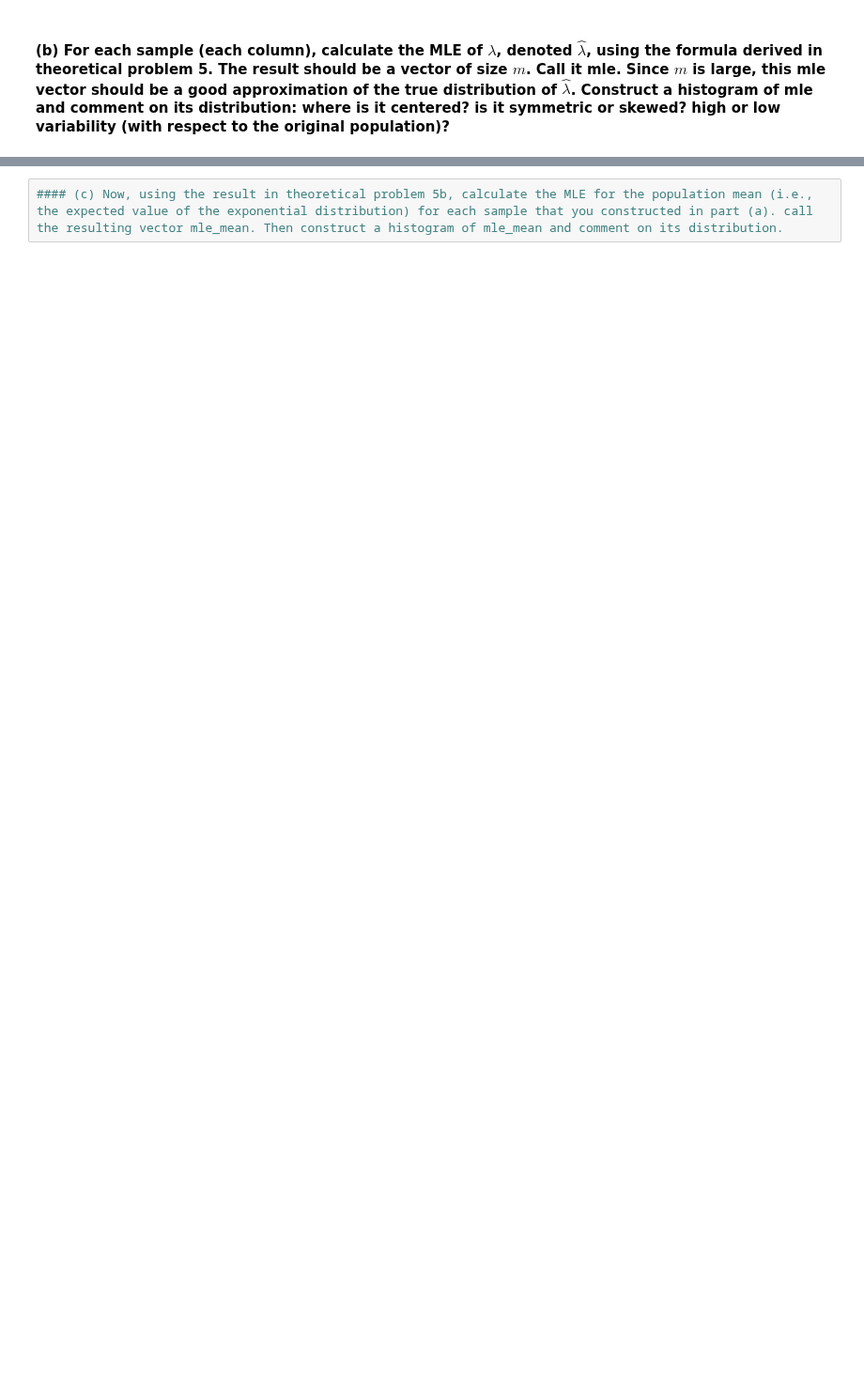
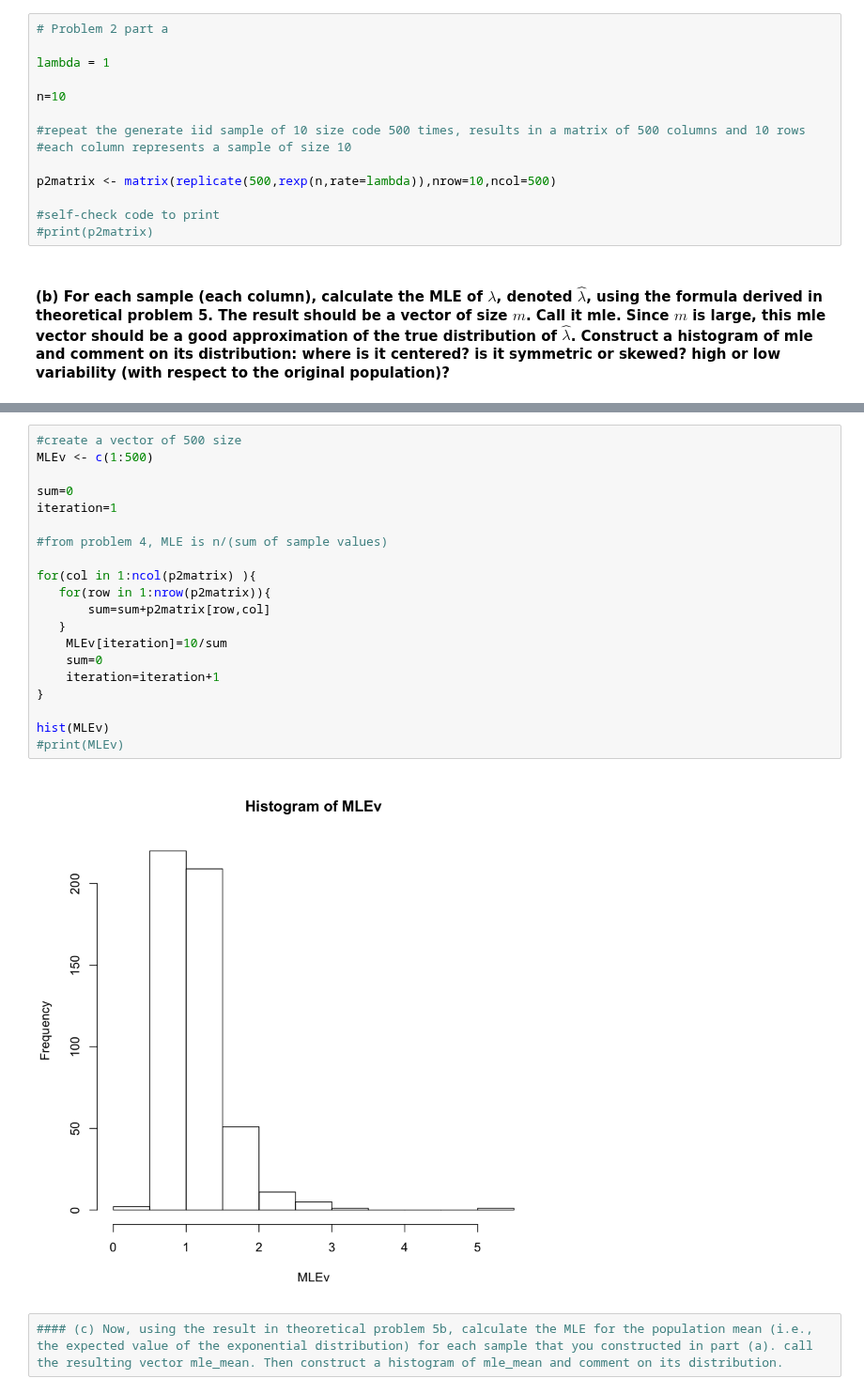
Before and after one commit to ziwei-cheng/STAT_AppliedRegression_ZC, a Jupyter notebook: STAT3400_Spring_2021_HW1_Computational.ipynb, the cells around one changed output, grey strips where cells are left out. Shown at 94% size. Drawn from its saved outputs; the diff is of its cells as text; blank space fills up the shorter version.

```diff
--- a/STAT3400_Spring_2021_HW1_Computational.ipynb
+++ b/STAT3400_Spring_2021_HW1_Computational.ipynb
@@ -24,5 +30,19 @@ In this problem, we will look at the distribution of a particular maximum likeli
 #### (a) Generate $m = 500$ iid samples of size $n=10$ from an exponential distribution with rate $\lambda = 1$. Your result (which you shouldn't print) should be a matrix where each column is a sample of size $n=10$. There should be $m = 500$ columns.
 
 Note: You can generate a single iid sample of size $n$ using the rexp() function. Also note that you should be able to generate the $m$ samples without using a loop!
+# %%
+# Problem 2 part a
+
+lambda = 1
+
+n=10
+
+#repeat the generate iid sample of 10 size code 500 times, results in a matrix of 500 columns and 10 rows
+#each column represents a sample of size 10
+
+p2matrix <- matrix(replicate(500,rexp(n,rate=lambda)),nrow=10,ncol=500)
+
+#self-check code to print
+#print(p2matrix)
 # %% [markdown]
 #### (b) For each sample (each column), calculate the MLE of $\lambda$, denoted $\widehat\lambda$, using the formula derived in theoretical problem 5. The result should be a vector of size $m$. Call it mle. Since $m$ is large, this mle vector should be a good approximation of the true distribution of $\widehat\lambda$. Construct a histogram of mle and comment on its distribution: where is it centered? is it symmetric or skewed? high or low variability (with respect to the original population)?
@@ -29,2 +51,24 @@ Note: You can generate a single iid sample of size $n$ using the rexp() function
+# %%
+#create a vector of 500 size
+MLEv <- c(1:500)
+
+sum=0
+iteration=1
+
+#from problem 4, MLE is n/(sum of sample values)
+
+for(col in 1:ncol(p2matrix) ){
+   for(row in 1:nrow(p2matrix)){
+       sum=sum+p2matrix[row,col]
+   }
+    MLEv[iteration]=10/sum
+    sum=0
+    iteration=iteration+1
+}
+
+hist(MLEv)
+#print(MLEv)
+# %% [output]
+[figure, added]
 # %%
 #### (c) Now, using the result in theoretical problem 5b, calculate the MLE for the population mean (i.e., the expected value of the exponential distribution) for each sample that you constructed in part (a). call the resulting vector mle_mean. Then construct a histogram of mle_mean and comment on its distribution.
```
Also changed, not shown: parts of 9 cells of this notebook, 17 other files.
